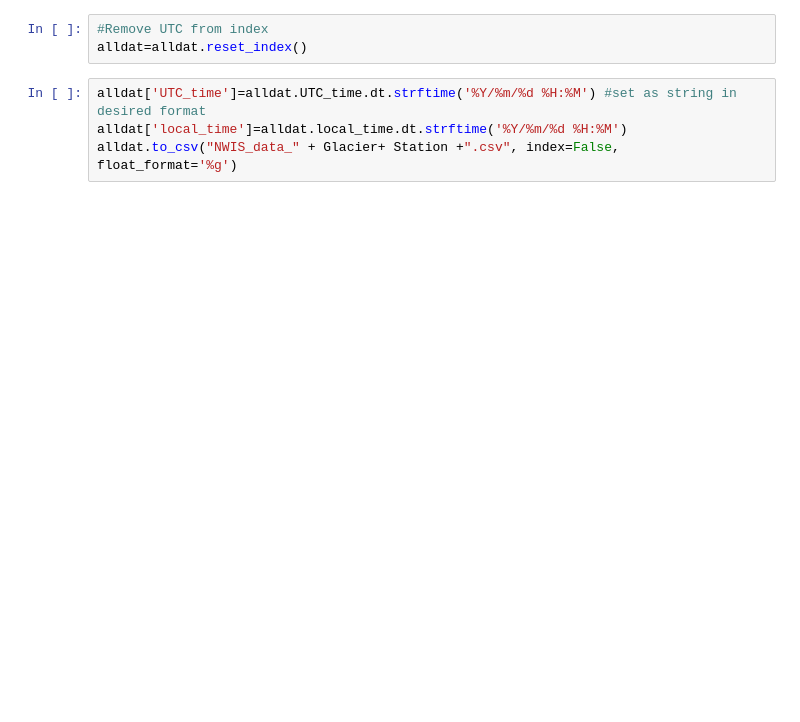
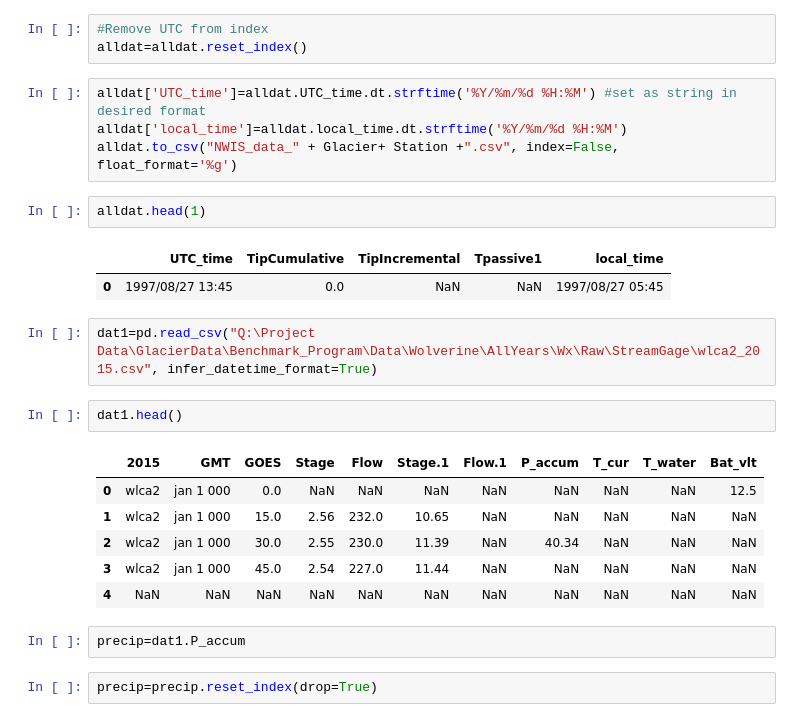
Before and after one commit to ehbaker/WXmunge, a Jupyter notebook: Pull_In1990sWxData.ipynb, the cells around one changed output. Drawn from its saved outputs; the diff is of its cells as text; blank space fills up the shorter version.

```diff
--- a/Pull_In1990sWxData.ipynb
+++ b/Pull_In1990sWxData.ipynb
@@ -75,3 +424,23 @@ alldat=alldat.reset_index()
 alldat['UTC_time']=alldat.UTC_time.dt.strftime('%Y/%m/%d %H:%M') #set as string in desired format
 alldat['local_time']=alldat.local_time.dt.strftime('%Y/%m/%d %H:%M')
 alldat.to_csv("NWIS_data_" + Glacier+ Station +".csv", index=False, float_format='%g')
+# %%
+alldat.head(1)
+# %% [output]
+|  | UTC_time | TipCumulative | TipIncremental | Tpassive1 | local_time |
+| 0 | 1997/08/27 13:45 | 0.0 | NaN | NaN | 1997/08/27 05:45 |
+# %%
+dat1=pd.read_csv("Q:\Project Data\GlacierData\Benchmark_Program\Data\Wolverine\AllYears\Wx\Raw\StreamGage\wlca2_2015.csv", infer_datetime_format=True)
+# %%
+dat1.head()
+# %% [output]
+|  | 2015 | GMT | GOES | Stage | Flow | Stage.1 | Flow.1 | P_accum | T_cur | T_water | Bat_vlt |
+| 0 | wlca2 | jan 1 000 | 0.0 | NaN | NaN | NaN | NaN | NaN | NaN | NaN | 12.5 |
+| 1 | wlca2 | jan 1 000 | 15.0 | 2.56 | 232.0 | 10.65 | NaN | NaN | NaN | NaN | NaN |
+| 2 | wlca2 | jan 1 000 | 30.0 | 2.55 | 230.0 | 11.39 | NaN | 40.34 | NaN | NaN | NaN |
+| 3 | wlca2 | jan 1 000 | 45.0 | 2.54 | 227.0 | 11.44 | NaN | NaN | NaN | NaN | NaN |
+| 4 | NaN | NaN | NaN | NaN | NaN | NaN | NaN | NaN | NaN | NaN | NaN |
+# %%
+precip=dat1.P_accum
+# %%
+precip=precip.reset_index(drop=True)
```
Also changed, not shown: parts of 33 cells of this notebook.
